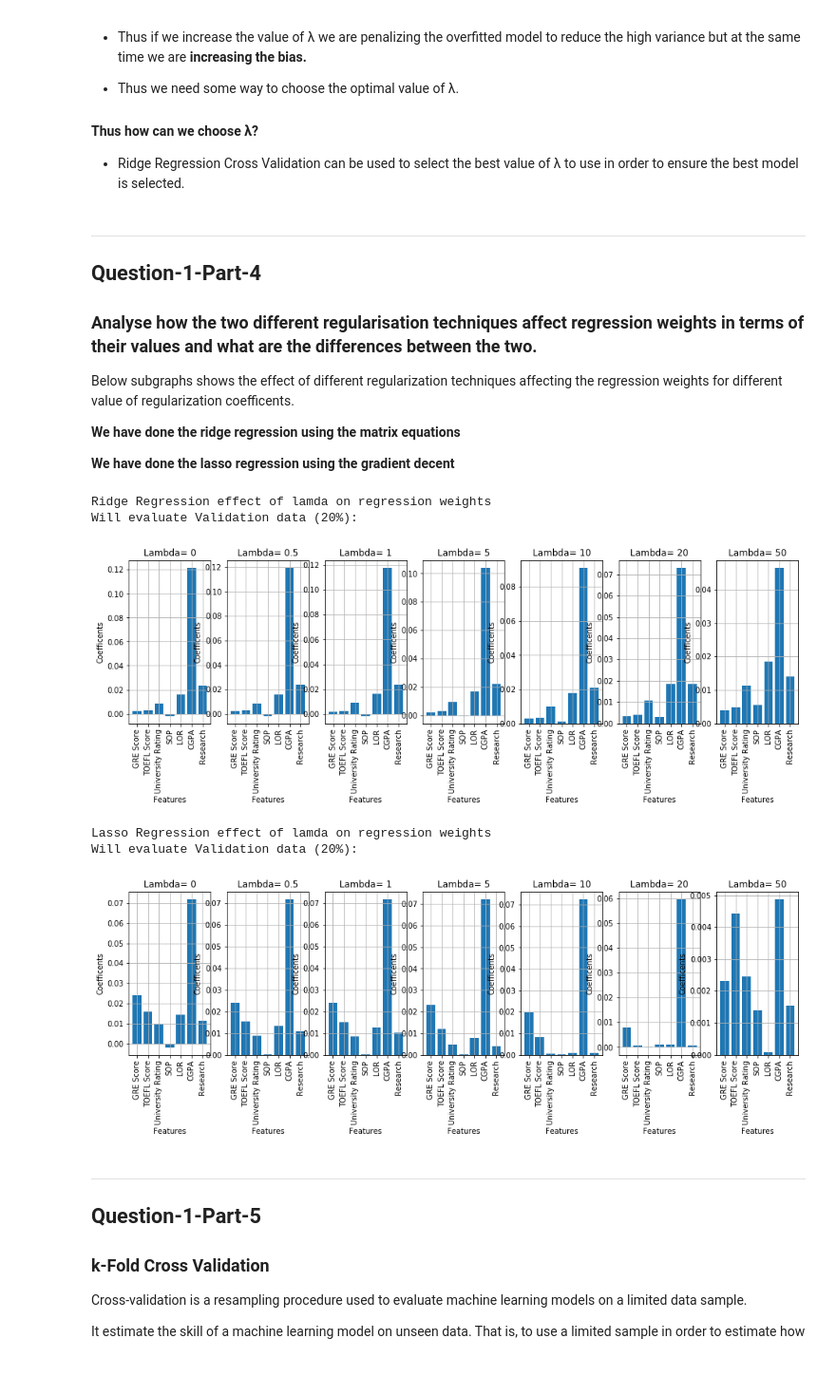
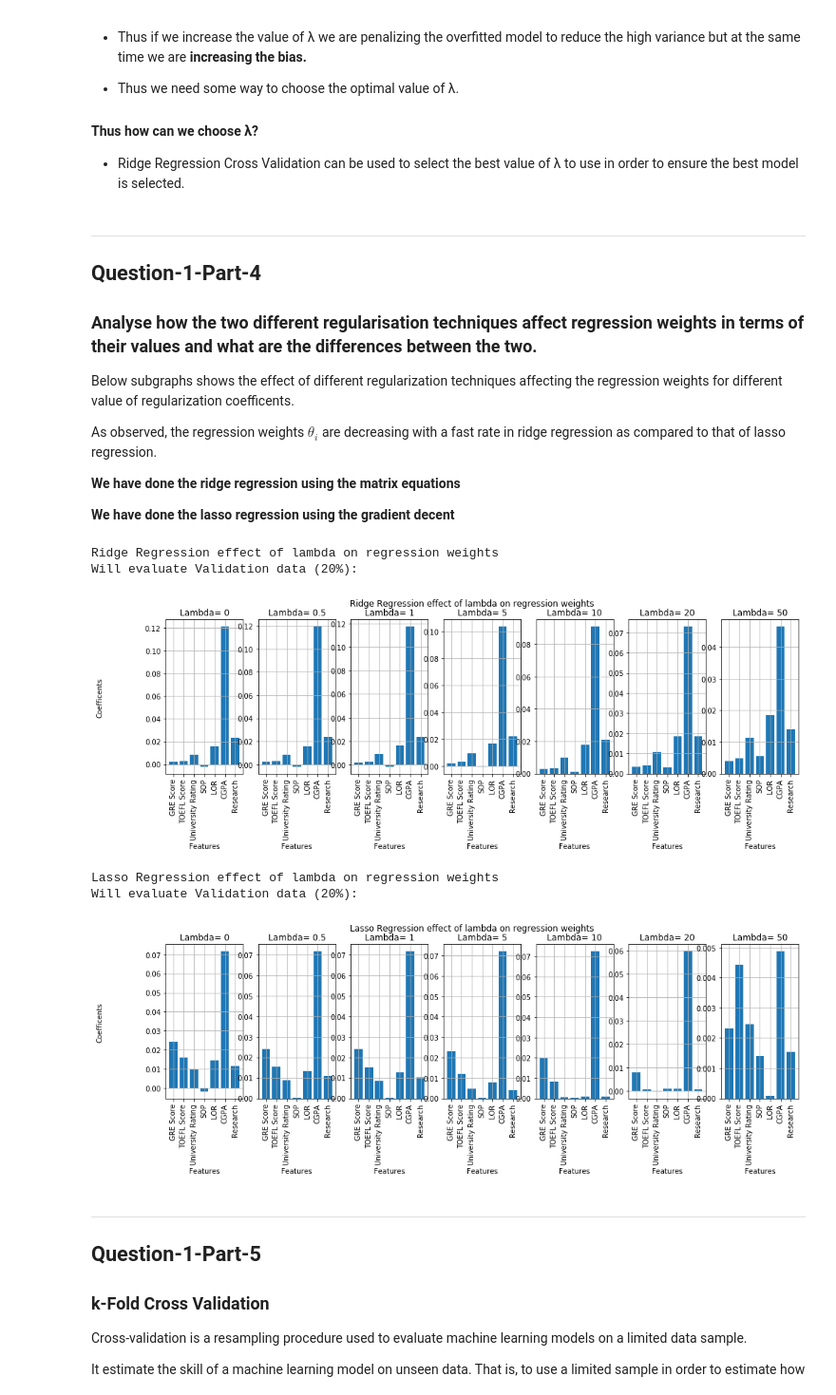
Before and after one commit to anujbansal16/Regularization, a Jupyter notebook: Assignment7.ipynb, the cells around one changed output. Shown: that part at 95% size. Cells and saved outputs as stored; diff of their text form; code cells hidden in the pictures; blank space fills up the shorter version.

```diff
--- a/Assignment7.ipynb
+++ b/Assignment7.ipynb
@@ -288,6 +288,8 @@ Optimal value of lambda (for Validation):  10
 
 Below subgraphs shows the effect of different regularization techniques affecting the regression weights for different value of regularization coefficents.
 
+As observed, the regression weights $\theta_{i}$ are decreasing with a fast rate in ridge regression as compared to that of lasso regression.
+
 **We have done the ridge regression using the matrix equations**
 
 **We have done the lasso regression using the gradient decent**
@@ -335,19 +337,21 @@ def weightLambdaRidge(trainFile,percent,independentVariable=[1,2,3,4,5,6,7],targ
         coeffList.append(coefficents.reshape(1,8).tolist()[0][1:])
 
     fig=plt.figure(figsize=(16, 4))
+    fig.suptitle('Ridge Regression effect of lambda on regression weights', fontsize=12)
+    fig.text(0.04, 0.5, 'Coefficents', va='center', rotation='vertical')
     i=1
     for coeff,lamVal in zip(coeffList,lambdaVal):
         ax=fig.add_subplot( 1, len(lambdaVal),i)
         ax.set_title("Lambda= "+str(lamVal))
         ax.grid(True)
         ax.set_xlabel("Features")
-        ax.set_ylabel("Coefficents")
+#         ax.set_ylabel("Coefficents")
         plt.bar(features, coeff)
         i+=1
         plt.xticks(features, rotation=90)
     plt.show()
 
-print("Ridge Regression effect of lamda on regression weights")
+print("Ridge Regression effect of lambda on regression weights")
 weightLambdaRidge("AdmissionDataset/data.csv",80)
 
 
@@ -395,39 +399,41 @@ def weightLambdaLasso(trainFile,percent,independentVariable=[1,2,3,4,5,6,7],targ
 
         for i in range(epochs):
             predictions=np.dot(train,theta)
             diff=(predictions-trainY)
             temp=theta[0]
 #             deri=(train.T.dot(diff))*2/m+lambdaV*np.sign(theta)
             deri=((train.T.dot(diff))+lambdaV*np.sign(theta))
             theta=theta-learningR*(deri)*2/m
             theta[0]=theta[0]+learningR*lambdaV*np.sign(temp)*2/m
         predictedTrain=np.dot(train,theta)
         predictedValid=np.dot(test,theta)
         mseErrorsValid.append(MSE(testY,predictedValid))
         mseErrorsTrain.append(MSE(trainY,predictedTrain))
         coeffList.append(theta.reshape(1,8).tolist()[0][1:])
     fig=plt.figure(figsize=(16, 4))
+    fig.suptitle('Lasso Regression effect of lambda on regression weights', fontsize=12)
+    fig.text(0.04, 0.5, 'Coefficents', va='center', rotation='vertical')
     i=1
     for coeff,lamVal in zip(coeffList,lambdaVal):
         ax=fig.add_subplot( 1, len(lambdaVal),i)
         ax.set_title("Lambda= "+str(lamVal))
         ax.grid(True)
         ax.set_xlabel("Features")
-        ax.set_ylabel("Coefficents")
+#         ax.set_ylabel("Coefficents")
         plt.bar(features, coeff)
         i+=1
         plt.xticks(features, rotation=90)
     plt.show()
 
-print("Lasso Regression effect of lamda on regression weights")
+print("Lasso Regression effect of lambda on regression weights")
 weightLambdaLasso("AdmissionDataset/data.csv",80)
 # %% [output]
-Ridge Regression effect of lamda on regression weights
+Ridge Regression effect of lambda on regression weights
 Will evaluate Validation data (20%):
-[figure, old version]
+[figure, new version]
-Lasso Regression effect of lamda on regression weights
+Lasso Regression effect of lambda on regression weights
 Will evaluate Validation data (20%):
-[figure, old version]
+[figure, new version]
 # %% [markdown]
 <hr>
 
```
Also changed, not shown: parts of 7 cells of this notebook, 18 other files.
